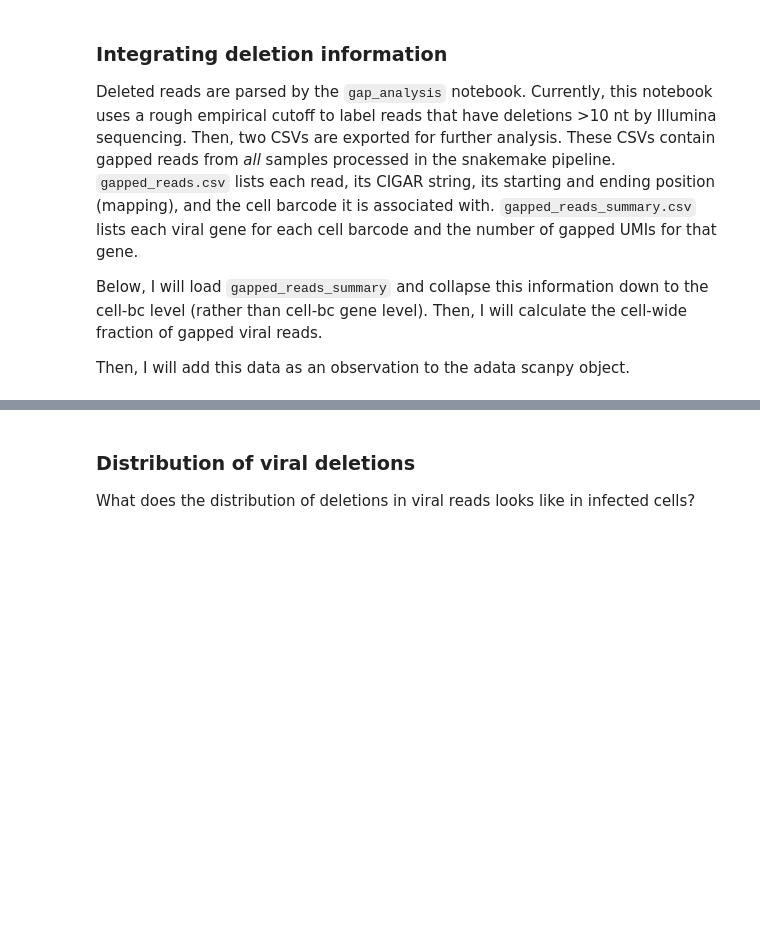
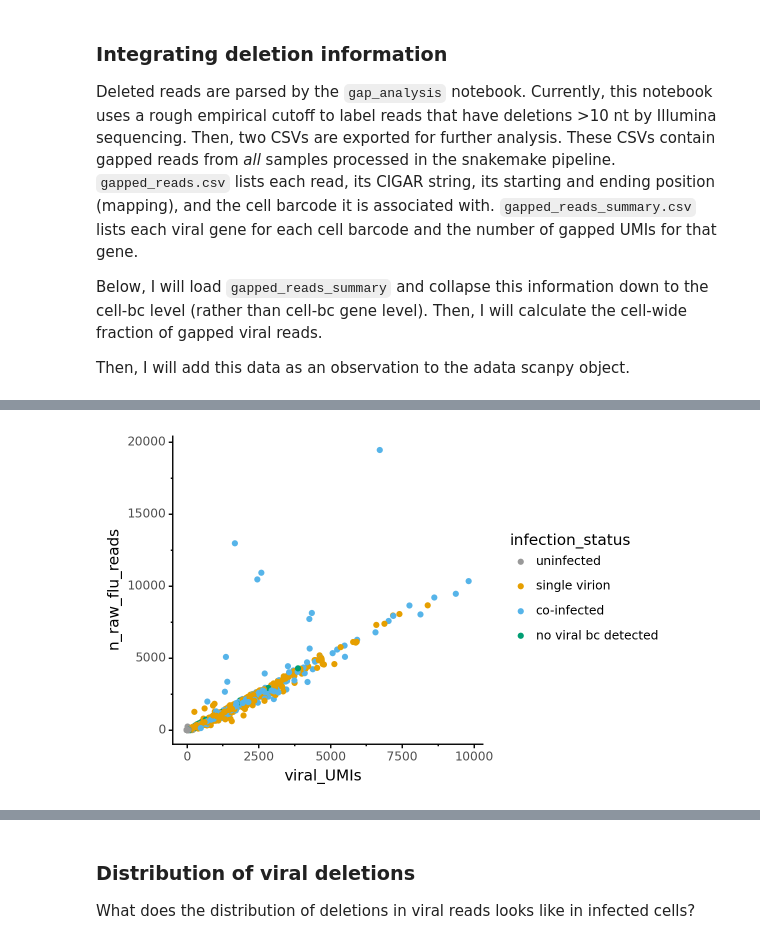
Before and after one commit to jbloomlab/barcoded_flu_pdmH1N1, a Jupyter notebook: analyze_cell_gene_matrix.ipynb, the cells around one changed output, grey strips where cells are left out. Saved outputs shown, nothing was run; the diff lists cells and outputs as text; code cells hidden in the pictures; blank space fills up the shorter version.

```diff
--- a/analyze_cell_gene_matrix.ipynb
+++ b/analyze_cell_gene_matrix.ipynb
@@ -1173,0 +1187,10 @@ AnnData expects .obs.index to contain strings, but your first indices are: Int64
+# %%
+p = (ggplot(adata.obs,
+            aes(x='viral_UMIs',y='n_raw_flu_reads',color='infection_status')) +
+     geom_point() +
+     theme(figure_size=(4, 4)) +
+     scale_color_manual(values=cbpalette[0:])
+     )
+_ = p.draw()
+# %% [output]
+[figure, added]
```
Also changed, not shown: parts of 24 cells of this notebook, 1 other file.
